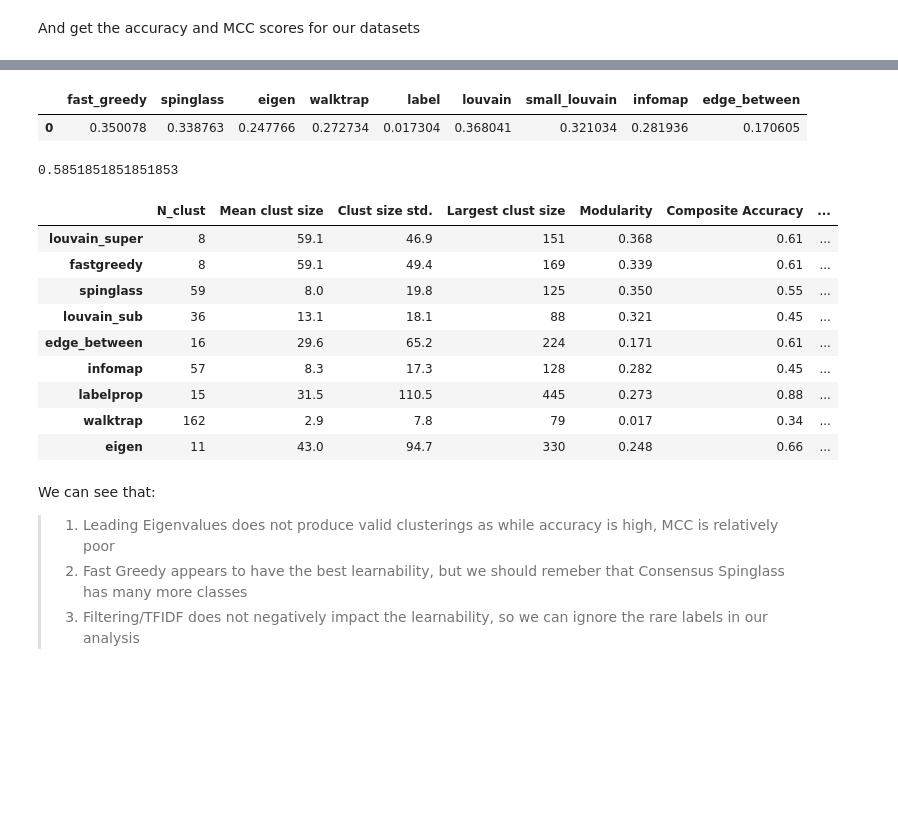
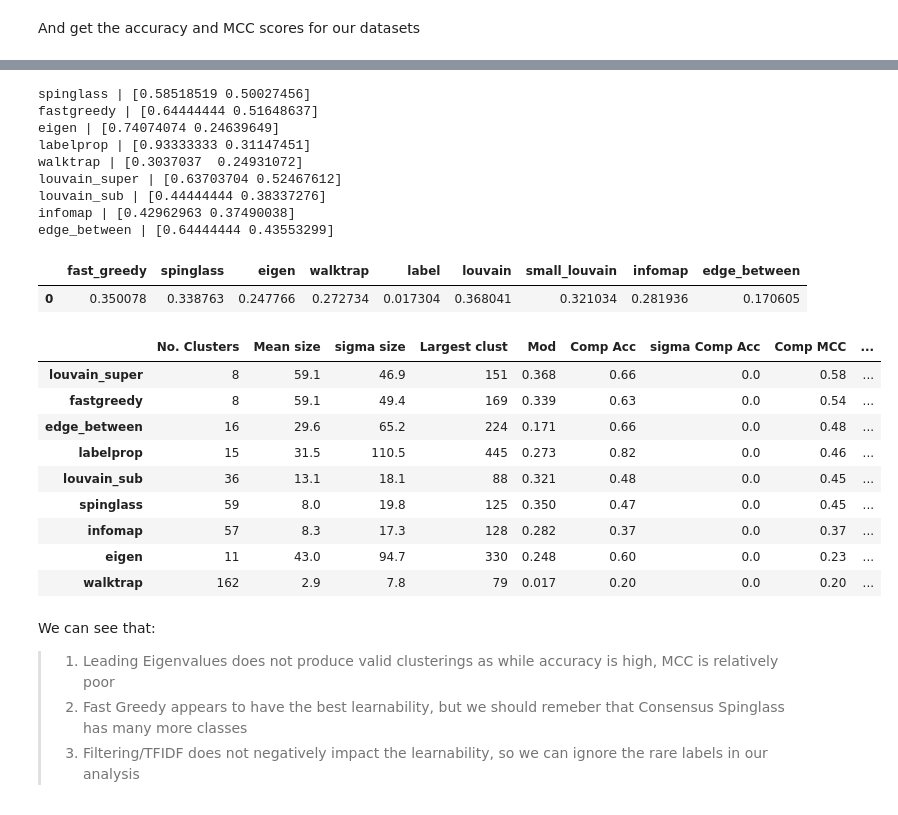
Before and after one commit to gomezlab/kinotypeClusteringAndRegression, a Jupyter notebook: src/go_learnability.ipynb, the cells around one changed output, grey strips where cells are left out. Drawn from its saved outputs; the diff is of its cells as text; code cells hidden in the pictures; blank space fills up the shorter version.

Commit message:
add learnability latex table

```diff
--- a/src/go_learnability.ipynb
+++ b/src/go_learnability.ipynb
@@ -183,0 +188,3 @@ edge_between | [0.64444444 0.43553299]
+# %%
+for method in method_list:
+    print(method+' | '+str(mean_results[method]['ComplementNB']))
@@ -184,13 +201,24 @@ edge_between | [0.64444444 0.43553299]
+# %%
+# old linear results
+'''for method in method_list:
+    print(method+' | '+str(mean_results[method]['SVC']))
+    '''
+# %% [output]
+spinglass | [0.58518519 0.50027456]
+fastgreedy | [0.64444444 0.51648637]
+eigen | [0.74074074 0.24639649]
+labelprop | [0.93333333 0.31147451]
+walktrap | [0.3037037  0.24931072]
+louvain_super | [0.63703704 0.52467612]
+louvain_sub | [0.44444444 0.38337276]
+infomap | [0.42962963 0.37490038]
+edge_between | [0.64444444 0.43553299]
 # %%
 mod_table = pd.read_csv('../results/clustering_modularity_results.txt', sep='\t')
 mod_table
 # %% [output]
 |  | fast_greedy | spinglass | eigen | walktrap | label | louvain | small_louvain | infomap | edge_between |
 | 0 | 0.350078 | 0.338763 | 0.247766 | 0.272734 | 0.017304 | 0.368041 | 0.321034 | 0.281936 | 0.170605 |
-# %%
-mean_results[method_list[0]]['SVC'][0]
-# %% [output]
-0.5851851851851853
 # %%
 cluster_descriptions = {}
 mod_scores = {}
@@ -205,44 +233,49 @@ for method in method_list:
     # create a counter to get the count data
     clust_counter = Counter(cluster_list)
 
     # count and number of cluster data
     cluster_counts = list(clust_counter.values())
     n_clust = len(cluster_counts)
 
     # mean and std of cluster size
     size_mean = np.round(np.mean(cluster_counts), 1)
     size_std = np.round(np.std(cluster_counts), 1)
 
     # largest and smallest cluster size
     size_max = np.max(cluster_counts)
 
     # update size and modularity data
     cluster_descriptions[method] = {'N_clust':n_clust, 'Mean clust size':size_mean, 'Clust size std.':size_std, 'Largest clust size':size_max}
     cluster_descriptions[method].update({'Modularity':np.round(mod_scores[method],3)})
 
     # update learnability
     # clf-specific results
     #cluster_descriptions[method].update({clf_name+' accuracy':np.round(mean_results[method][clf_name],2)[0] for clf_name in clf_names})
     #cluster_descriptions[method].update({clf_name+' MCC':np.round(mean_results[method][clf_name],2)[1] for clf_name in clf_names})
     # composite results
     cluster_descriptions[method].update({'Composite Accuracy':np.round(np.mean([mean_results[method][clf_name][0] for clf_name in clf_names]),2)})
     cluster_descriptions[method].update({'Comp Acc std.':np.round(np.mean([std_results[method][clf_name][0] for clf_name in clf_names]),2)})
     cluster_descriptions[method].update({'Composite MCC':np.round(np.mean([mean_results[method][clf_name][1] for clf_name in clf_names]),2)})
     cluster_descriptions[method].update({'Comp MCC std.':np.round(np.mean([std_results[method][clf_name][1] for clf_name in clf_names]),2)})
 
+results_df = pd.DataFrame.from_dict(cluster_descriptions, orient='index').sort_values(by='Composite MCC', ascending=False)
 
-display(pd.DataFrame.from_dict(cluster_descriptions, orient='index').sort_values(by='Composite MCC', ascending=False))
+results_df.columns = ['No. Clusters', 'Mean size', 'sigma size', 'Largest clust',
+       'Mod', 'Comp Acc', 'sigma Comp Acc', 'Comp MCC',
+       'sigma Comp MCC']
+
+display(results_df)
 # %% [output]
-|  | N_clust | Mean clust size | Clust size std. | Largest clust size | Modularity | Composite Accuracy | ... |
-| louvain_super | 8 | 59.1 | 46.9 | 151 | 0.368 | 0.61 | ... |
-| fastgreedy | 8 | 59.1 | 49.4 | 169 | 0.339 | 0.61 | ... |
-| spinglass | 59 | 8.0 | 19.8 | 125 | 0.350 | 0.55 | ... |
-| louvain_sub | 36 | 13.1 | 18.1 | 88 | 0.321 | 0.45 | ... |
-| edge_between | 16 | 29.6 | 65.2 | 224 | 0.171 | 0.61 | ... |
-| infomap | 57 | 8.3 | 17.3 | 128 | 0.282 | 0.45 | ... |
-| labelprop | 15 | 31.5 | 110.5 | 445 | 0.273 | 0.88 | ... |
-| walktrap | 162 | 2.9 | 7.8 | 79 | 0.017 | 0.34 | ... |
-| eigen | 11 | 43.0 | 94.7 | 330 | 0.248 | 0.66 | ... |
+|  | No. Clusters | Mean size | sigma size | Largest clust | Mod | Comp Acc | sigma Comp Acc | Comp MCC | ... |
+| louvain_super | 8 | 59.1 | 46.9 | 151 | 0.368 | 0.66 | 0.0 | 0.58 | ... |
+| fastgreedy | 8 | 59.1 | 49.4 | 169 | 0.339 | 0.63 | 0.0 | 0.54 | ... |
+| edge_between | 16 | 29.6 | 65.2 | 224 | 0.171 | 0.66 | 0.0 | 0.48 | ... |
+| labelprop | 15 | 31.5 | 110.5 | 445 | 0.273 | 0.82 | 0.0 | 0.46 | ... |
+| louvain_sub | 36 | 13.1 | 18.1 | 88 | 0.321 | 0.48 | 0.0 | 0.45 | ... |
+| spinglass | 59 | 8.0 | 19.8 | 125 | 0.350 | 0.47 | 0.0 | 0.45 | ... |
+| infomap | 57 | 8.3 | 17.3 | 128 | 0.282 | 0.37 | 0.0 | 0.37 | ... |
+| eigen | 11 | 43.0 | 94.7 | 330 | 0.248 | 0.60 | 0.0 | 0.23 | ... |
+| walktrap | 162 | 2.9 | 7.8 | 79 | 0.017 | 0.20 | 0.0 | 0.20 | ... |
 # %% [markdown]
 We can see that:
 
```
Also changed, not shown: parts of 7 cells of this notebook.
